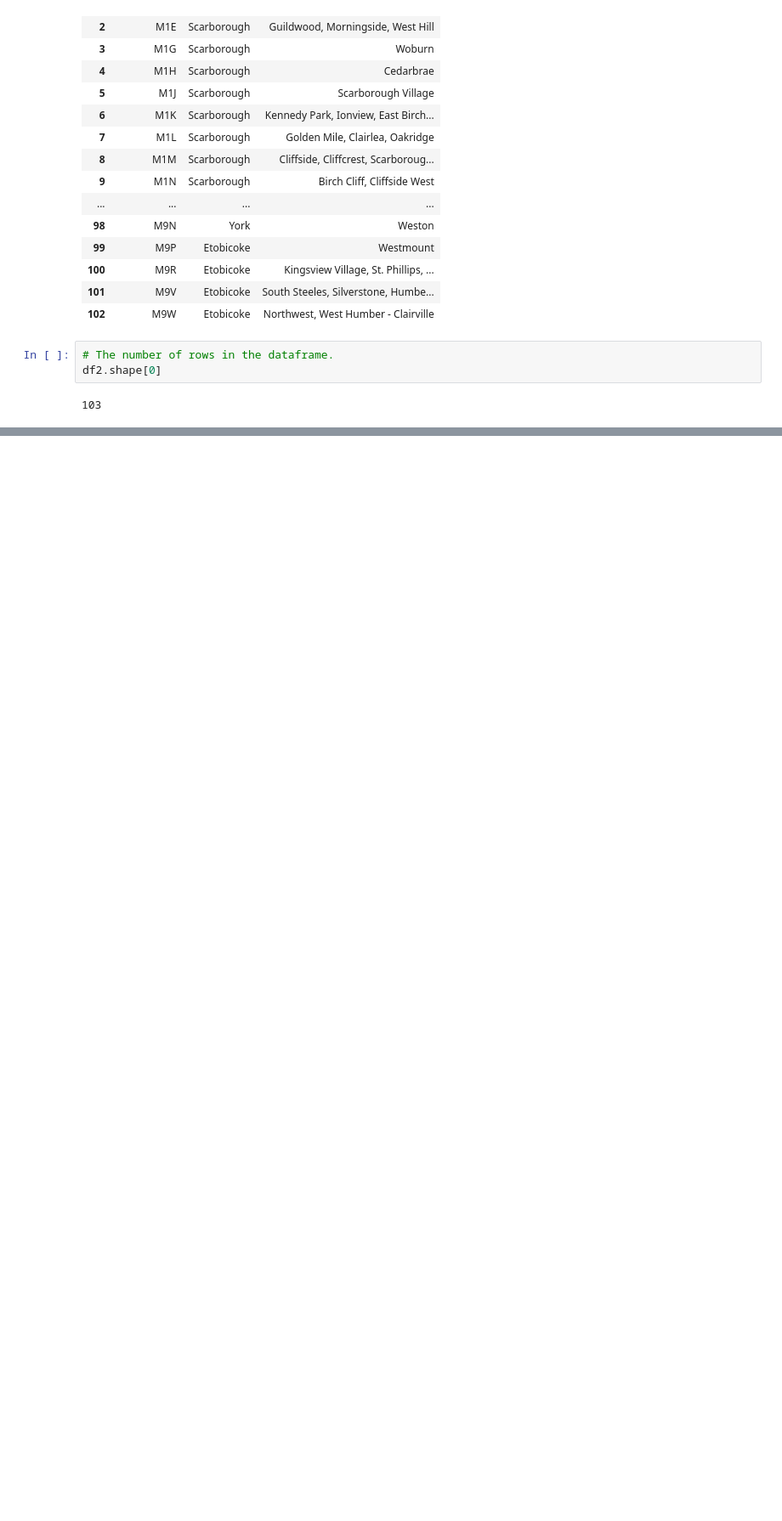
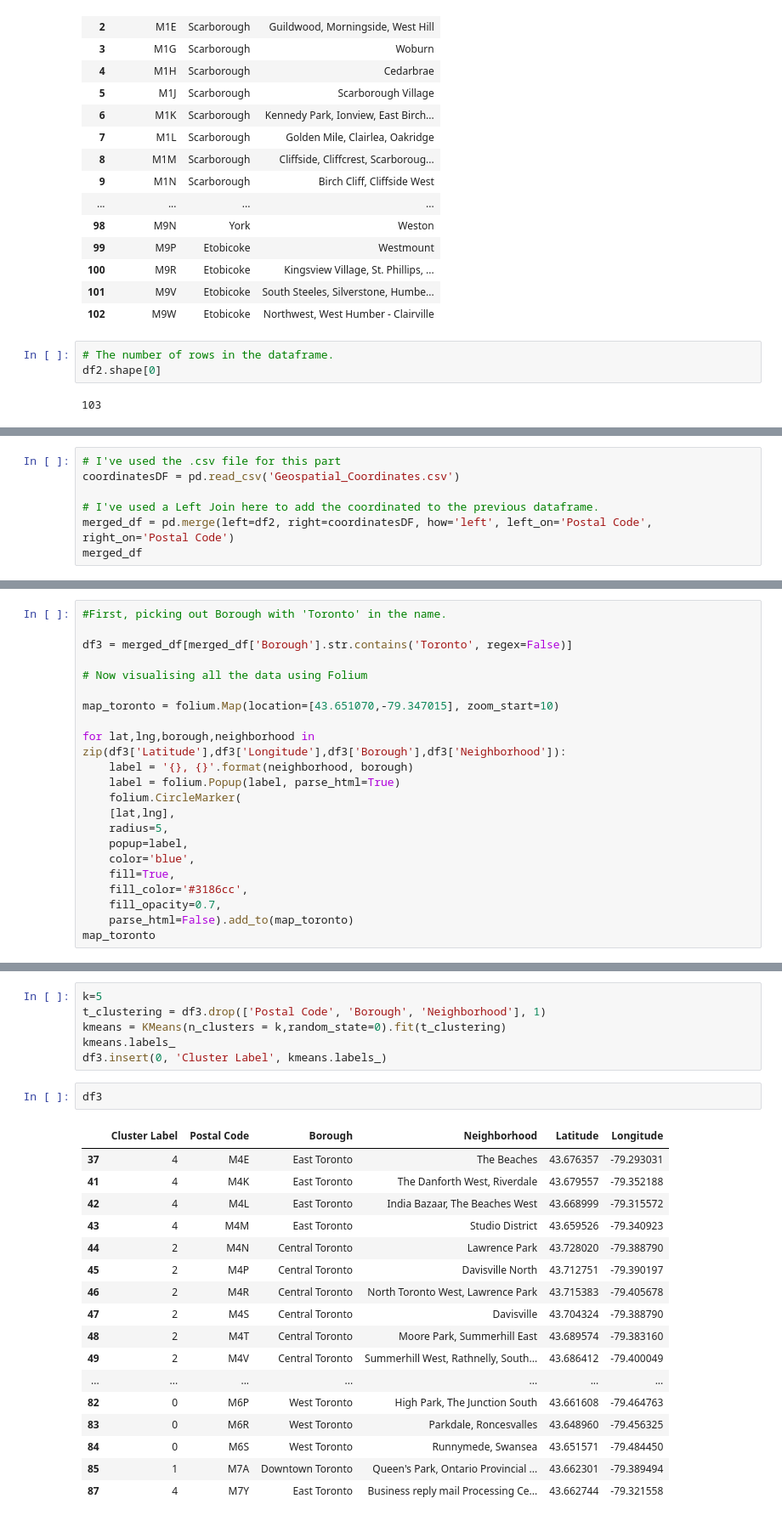
Before and after one commit to kingnif/Coursera_Capstone, a Jupyter notebook: capstoneProjectNotebook.ipynb, the cells around one changed output, grey strips where cells are left out. Shown: that part at 85% size. Saved outputs shown, nothing was run; the diff lists cells and outputs as text; blank space fills up the shorter version.

```diff
--- a/capstoneProjectNotebook.ipynb
+++ b/capstoneProjectNotebook.ipynb
@@ -94,0 +93,7 @@ df2.shape[0]
+# %%
+# I've used the .csv file for this part
+coordinatesDF = pd.read_csv('Geospatial_Coordinates.csv')
+
+# I've used a Left Join here to add the coordinated to the previous dataframe.
+merged_df = pd.merge(left=df2, right=coordinatesDF, how='left', left_on='Postal Code', right_on='Postal Code')
+merged_df
@@ -94,0 +120,22 @@ df2.shape[0]
+# %%
+#First, picking out Borough with 'Toronto' in the name.
+
+df3 = merged_df[merged_df['Borough'].str.contains('Toronto', regex=False)]
+
+# Now visualising all the data using Folium
+
+map_toronto = folium.Map(location=[43.651070,-79.347015], zoom_start=10)
+
+for lat,lng,borough,neighborhood in zip(df3['Latitude'],df3['Longitude'],df3['Borough'],df3['Neighborhood']):
+    label = '{}, {}'.format(neighborhood, borough)
+    label = folium.Popup(label, parse_html=True)
+    folium.CircleMarker(
+    [lat,lng],
+    radius=5,
+    popup=label,
+    color='blue',
+    fill=True,
+    fill_color='#3186cc',
+    fill_opacity=0.7,
+    parse_html=False).add_to(map_toronto)
+map_toronto
@@ -94,0 +146,26 @@ df2.shape[0]
+# %%
+k=5
+t_clustering = df3.drop(['Postal Code', 'Borough', 'Neighborhood'], 1)
+kmeans = KMeans(n_clusters = k,random_state=0).fit(t_clustering)
+kmeans.labels_
+df3.insert(0, 'Cluster Label', kmeans.labels_)
+# %%
+df3
+# %% [output]
+|  | Cluster Label | Postal Code | Borough | Neighborhood | Latitude | Longitude |
+| 37 | 4 | M4E | East Toronto | The Beaches | 43.676357 | -79.293031 |
+| 41 | 4 | M4K | East Toronto | The Danforth West, Riverdale | 43.679557 | -79.352188 |
+| 42 | 4 | M4L | East Toronto | India Bazaar, The Beaches West | 43.668999 | -79.315572 |
+| 43 | 4 | M4M | East Toronto | Studio District | 43.659526 | -79.340923 |
+| 44 | 2 | M4N | Central Toronto | Lawrence Park | 43.728020 | -79.388790 |
+| 45 | 2 | M4P | Central Toronto | Davisville North | 43.712751 | -79.390197 |
+| 46 | 2 | M4R | Central Toronto | North Toronto West, Lawrence Park | 43.715383 | -79.405678 |
+| 47 | 2 | M4S | Central Toronto | Davisville | 43.704324 | -79.388790 |
+| 48 | 2 | M4T | Central Toronto | Moore Park, Summerhill East | 43.689574 | -79.383160 |
+| 49 | 2 | M4V | Central Toronto | Summerhill West, Rathnelly, South... | 43.686412 | -79.400049 |
+| ... | ... | ... | ... | ... | ... | ... |
+| 82 | 0 | M6P | West Toronto | High Park, The Junction South | 43.661608 | -79.464763 |
+| 83 | 0 | M6R | West Toronto | Parkdale, Roncesvalles | 43.648960 | -79.456325 |
+| 84 | 0 | M6S | West Toronto | Runnymede, Swansea | 43.651571 | -79.484450 |
+| 85 | 1 | M7A | Downtown Toronto | Queen's Park, Ontario Provincial ... | 43.662301 | -79.389494 |
+| 87 | 4 | M7Y | East Toronto | Business reply mail Processing Ce... | 43.662744 | -79.321558 |
```
Also changed, not shown: parts of 9 cells of this notebook.
